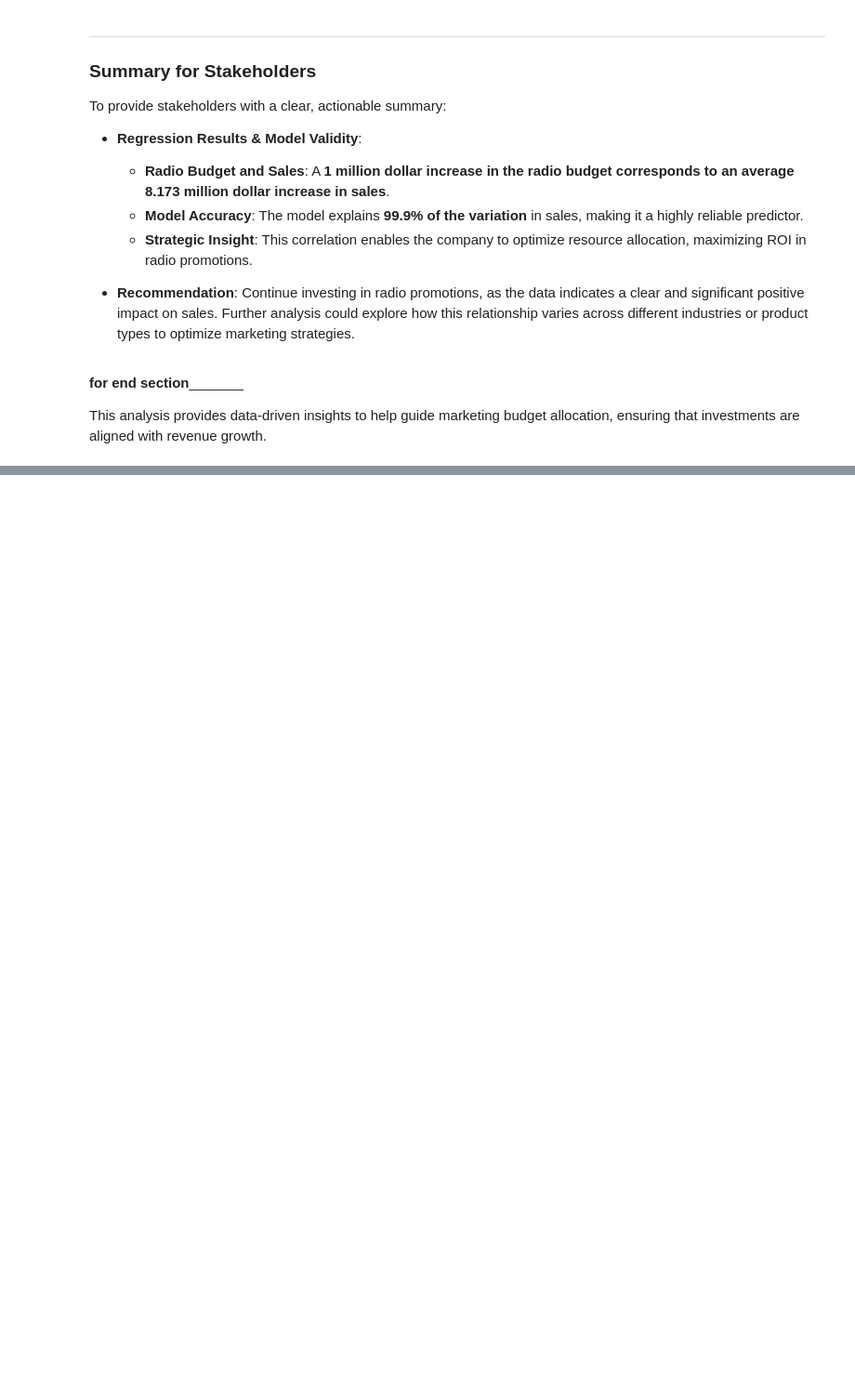
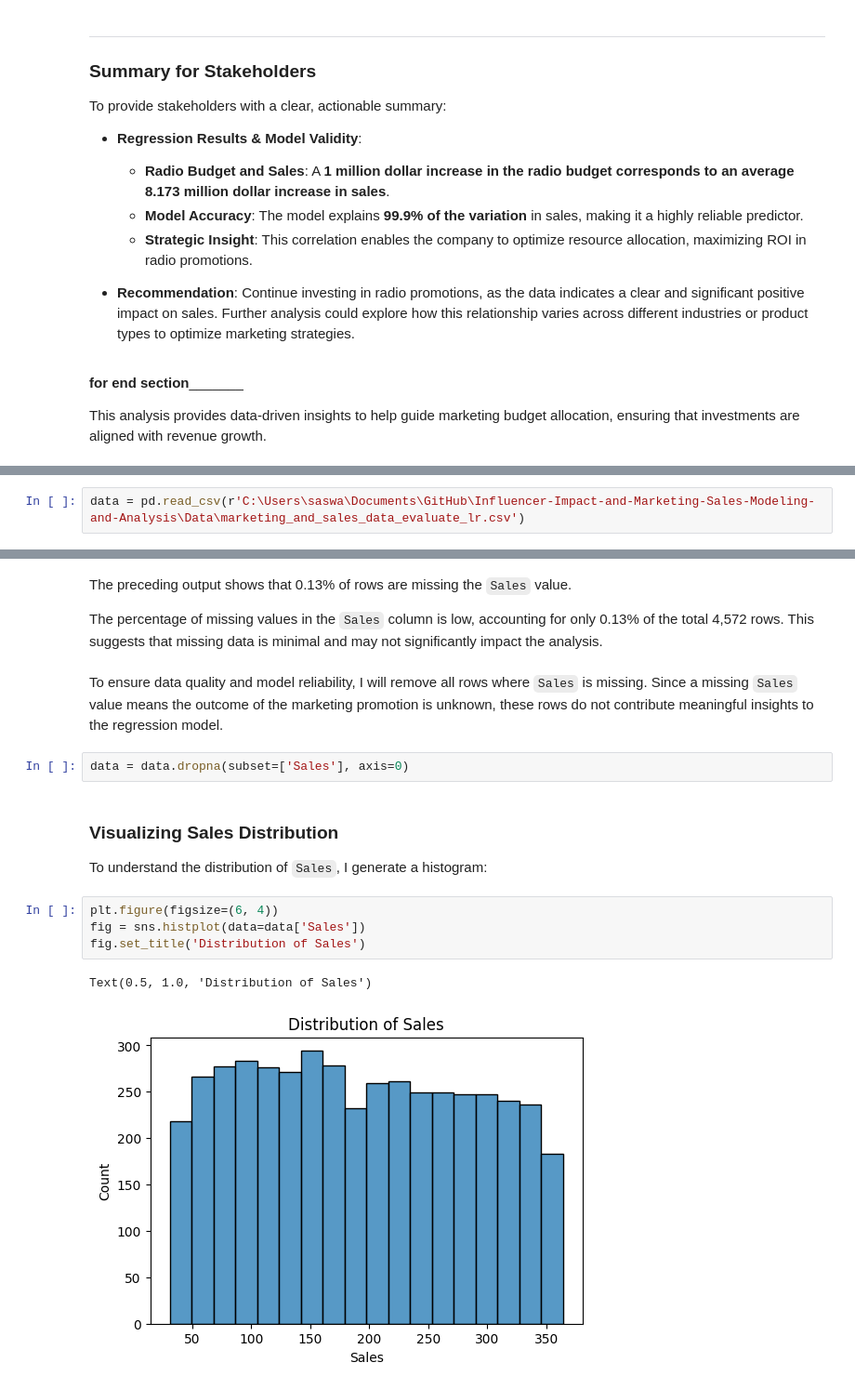
Before and after one commit to Cyberoctane29/Influencer-Impact-and-Marketing-Sales-Modeling-and-Analysis, a Jupyter notebook: Influencer_Impact_and_Marketing_Sales_Modeling_and_Analysis.ipynb, the cells around one changed output, grey strips where cells are left out. Shown at 93% size. Drawn from its saved outputs; the diff is of its cells as text; blank space fills up the shorter version.

```diff
--- a/Influencer_Impact_and_Marketing_Sales_Modeling_and_Analysis.ipynb
+++ b/Influencer_Impact_and_Marketing_Sales_Modeling_and_Analysis.ipynb
@@ -407,0 +417,2 @@ This analysis provides data-driven insights to help guide marketing budget alloc
+# %%
+data = pd.read_csv(r'C:\Users\saswa\Documents\GitHub\Influencer-Impact-and-Marketing-Sales-Modeling-and-Analysis\Data\marketing_and_sales_data_evaluate_lr.csv')
@@ -407,0 +505,18 @@ This analysis provides data-driven insights to help guide marketing budget alloc
+# %% [markdown]
+The preceding output shows that 0.13% of rows are missing the `Sales` value.
+
+The percentage of missing values in the `Sales` column is low, accounting for only 0.13% of the total 4,572 rows. This suggests that missing data is minimal and may not significantly impact the analysis.
+# %% [markdown]
+To ensure data quality and model reliability, I will remove all rows where `Sales` is missing. Since a missing `Sales` value means the outcome of the marketing promotion is unknown, these rows do not contribute meaningful insights to the regression model.
+# %%
+data = data.dropna(subset=['Sales'], axis=0)
+# %% [markdown]
+### **Visualizing Sales Distribution**
+To understand the distribution of `Sales`, I generate a histogram:
+# %%
+plt.figure(figsize=(6, 4))
+fig = sns.histplot(data=data['Sales'])
+fig.set_title('Distribution of Sales')
+# %% [output]
+Text(0.5, 1.0, 'Distribution of Sales')
+[figure, added]
```
Also changed, not shown: parts of 48 cells of this notebook.
